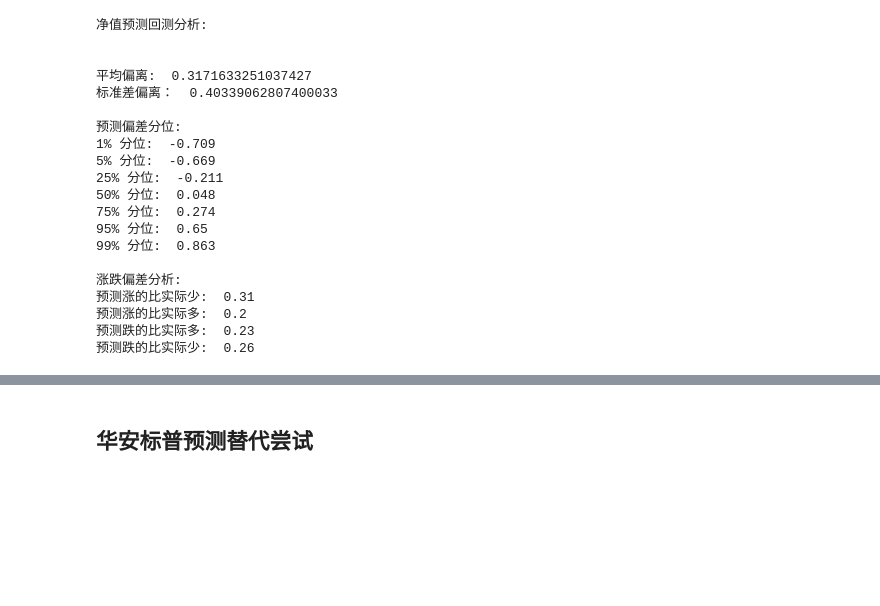
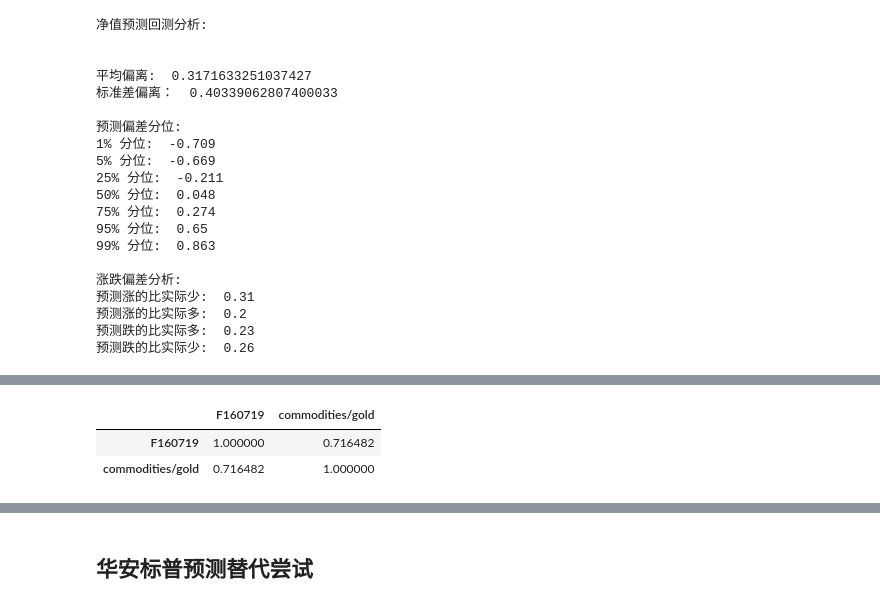
Before and after one commit to refraction-ray/lof-bot, a Jupyter notebook: studies/qdii_lof_prediction.ipynb, the cells around one changed output, grey strips where cells are left out. Drawn from its saved outputs; the diff is of its cells as text; code cells hidden in the pictures; blank space fills up the shorter version.

```diff
--- a/studies/qdii_lof_prediction.ipynb
+++ b/studies/qdii_lof_prediction.ipynb
@@ -1743,0 +1882,6 @@ analyse_all(yh, "diff_real_est") #0.317, 0.403 70 (0.75, 0.82)
+# %%
+xa.Compare("F160719", ("commodities/gold","USD"), start="20180101").corr()
+# %% [output]
+|  | F160719 | commodities/gold |
+| F160719 | 1.000000 | 0.716482 |
+| commodities/gold | 0.716482 | 1.000000 |
```
Also changed, not shown: parts of 29 cells of this notebook, 4 other files.
